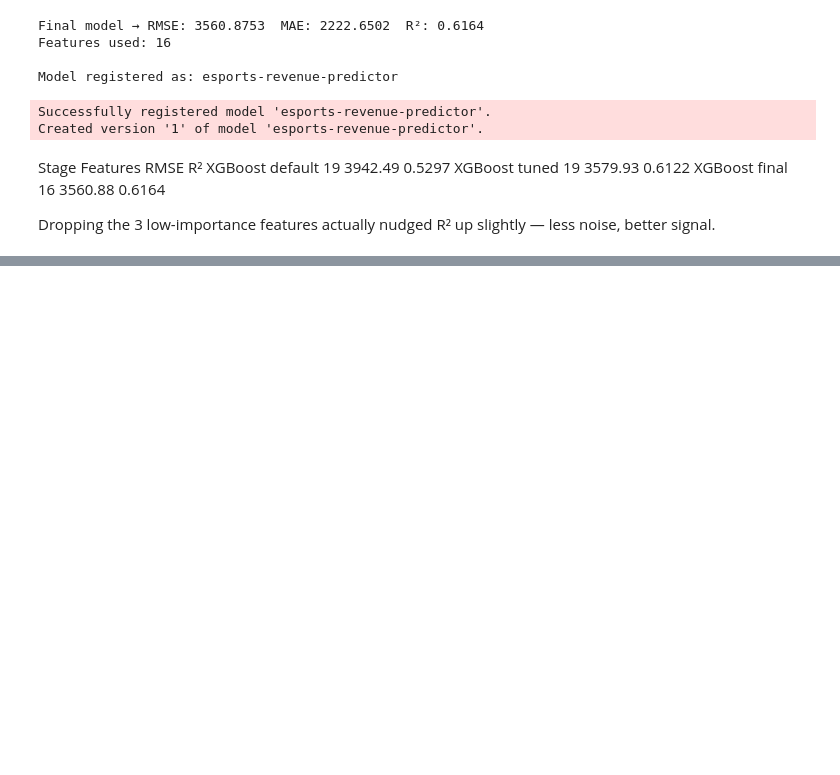
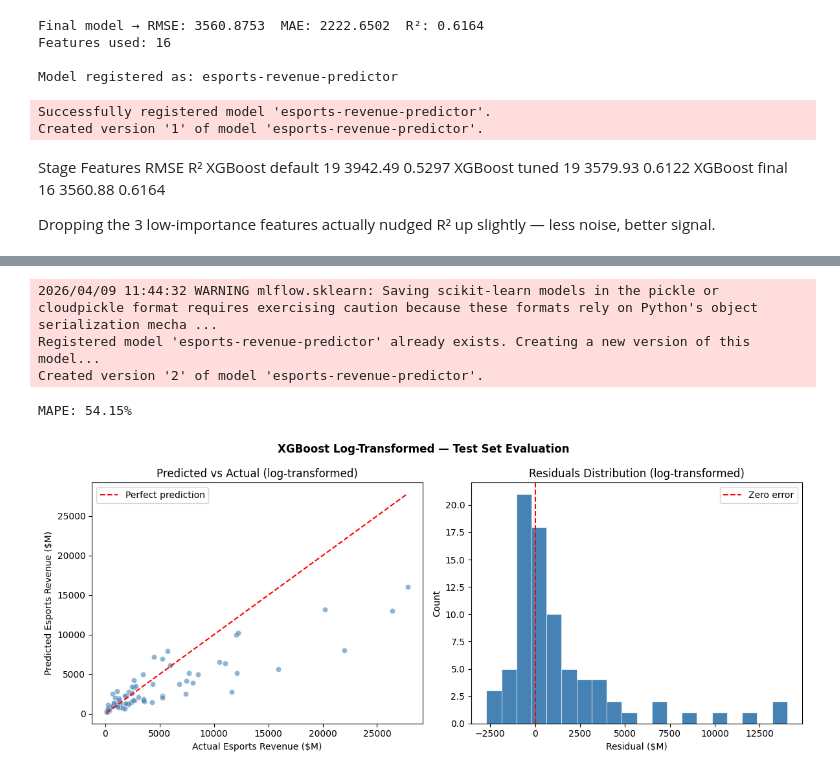
Before and after one commit to tirunap/ML-Flow, a Jupyter notebook: Esports_Gaming Revenue(2010_2025).ipynb, the cells around one changed output, grey strips where cells are left out. Saved outputs shown, nothing was run; the diff lists cells and outputs as text; code cells hidden in the pictures; blank space fills up the shorter version.

```diff
--- a/Esports_Gaming Revenue(2010_2025).ipynb
+++ b/Esports_Gaming Revenue(2010_2025).ipynb
@@ -415,0 +548,59 @@ Dropping the 3 low-importance features actually nudged R² up slightly — less
+# %%
+# Register log-transform model as version 2
+with mlflow.start_run(run_name="xgboost-log-final"):
+    mlflow.log_params({
+        "learning_rate": 0.1,
+        "max_depth": 3,
+        "n_estimators": 100,
+        "subsample": 0.8,
+        "target_transform": "log1p",
+        "final_features": X_train_final.shape[1]
+    })
+    mlflow.log_metric("rmse", round(rmse, 4))
+    mlflow.log_metric("mae",  round(mae, 4))
+    mlflow.log_metric("r2",   round(r2, 4))
+    mlflow.sklearn.log_model(
+        final_model_log,
+        name="xgboost-log-final",
+        registered_model_name="esports-revenue-predictor"
+    )
+
+# Updated evaluation plots
+preds_log_all = np.expm1(final_model_log.predict(X_test_final))
+residuals_log = y_test - preds_log_all
+
+fig, axes = plt.subplots(1, 2, figsize=(12, 5))
+
+axes[0].scatter(y_test, preds_log_all, alpha=0.6, color="steelblue", edgecolors="white", linewidth=0.5)
+min_val = min(y_test.min(), preds_log_all.min())
+max_val = max(y_test.max(), preds_log_all.max())
+axes[0].plot([min_val, max_val], [min_val, max_val], "r--", linewidth=1.5, label="Perfect prediction")
+axes[0].set_xlabel("Actual Esports Revenue ($M)")
+axes[0].set_ylabel("Predicted Esports Revenue ($M)")
+axes[0].set_title("Predicted vs Actual (log-transformed)")
+axes[0].legend()
+
+axes[1].hist(residuals_log, bins=20, color="steelblue", edgecolor="white", linewidth=0.5)
+axes[1].axvline(0, color="red", linestyle="--", linewidth=1.5, label="Zero error")
+axes[1].set_xlabel("Residual ($M)")
+axes[1].set_ylabel("Count")
+axes[1].set_title("Residuals Distribution (log-transformed)")
+axes[1].legend()
+
+plt.suptitle("XGBoost Log-Transformed — Test Set Evaluation", fontweight="bold")
+plt.tight_layout()
+
+fig.savefig("artifacts/evaluation_plots_log.png", dpi=150)
+with mlflow.start_run(run_name="xgboost-log-evaluation"):
+    mlflow.log_artifact("artifacts/evaluation_plots_log.png")
+    mape = round(float(np.mean(np.abs((y_test - preds_log_all) / y_test)) * 100), 2)
+    mlflow.log_metric("test_mape", mape)
+    print(f"MAPE: {mape}%")
+
+plt.show()
+# %% [output]
+2026/04/09 11:44:32 WARNING mlflow.sklearn: Saving scikit-learn models in the pickle or cloudpickle format requires exercising caution because these formats rely on Python's object serialization mecha ...
+Registered model 'esports-revenue-predictor' already exists. Creating a new version of this model...
+Created version '2' of model 'esports-revenue-predictor'.
+MAPE: 54.15%
+[figure, added]
```
Also changed, not shown: parts of 8 cells of this notebook.
